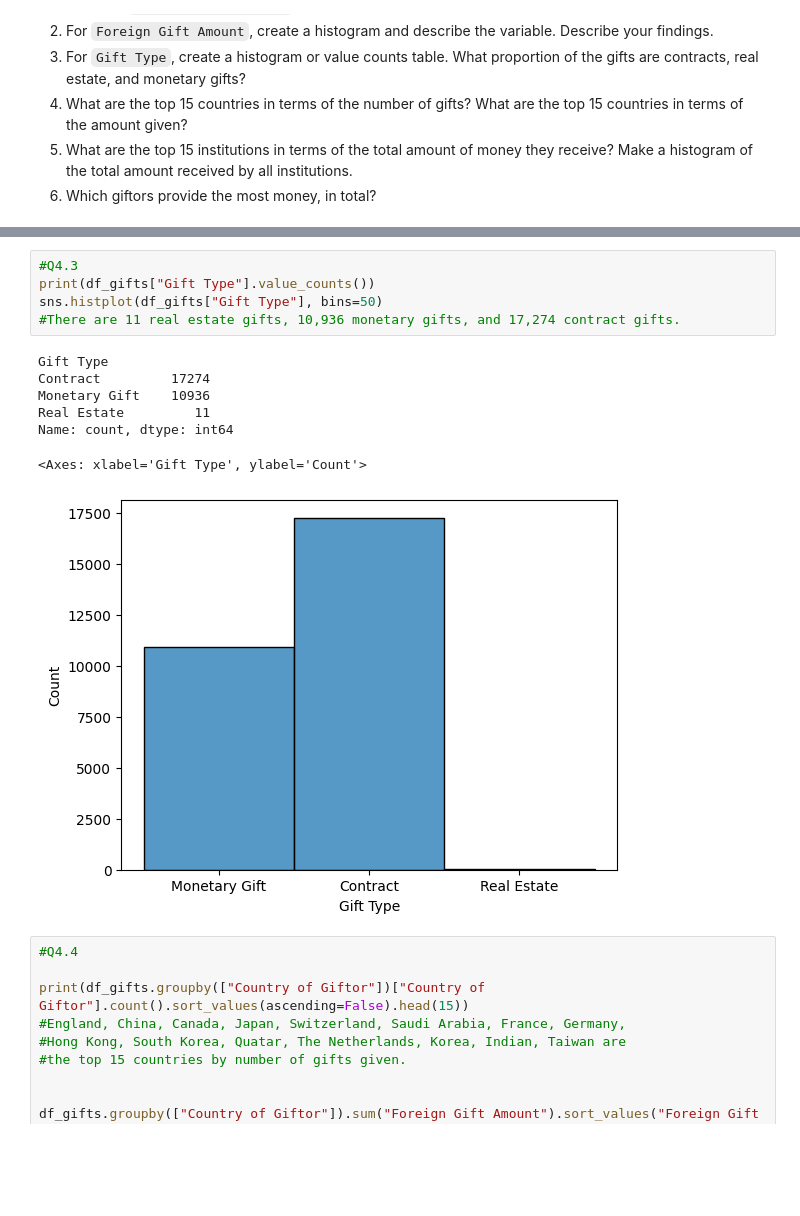
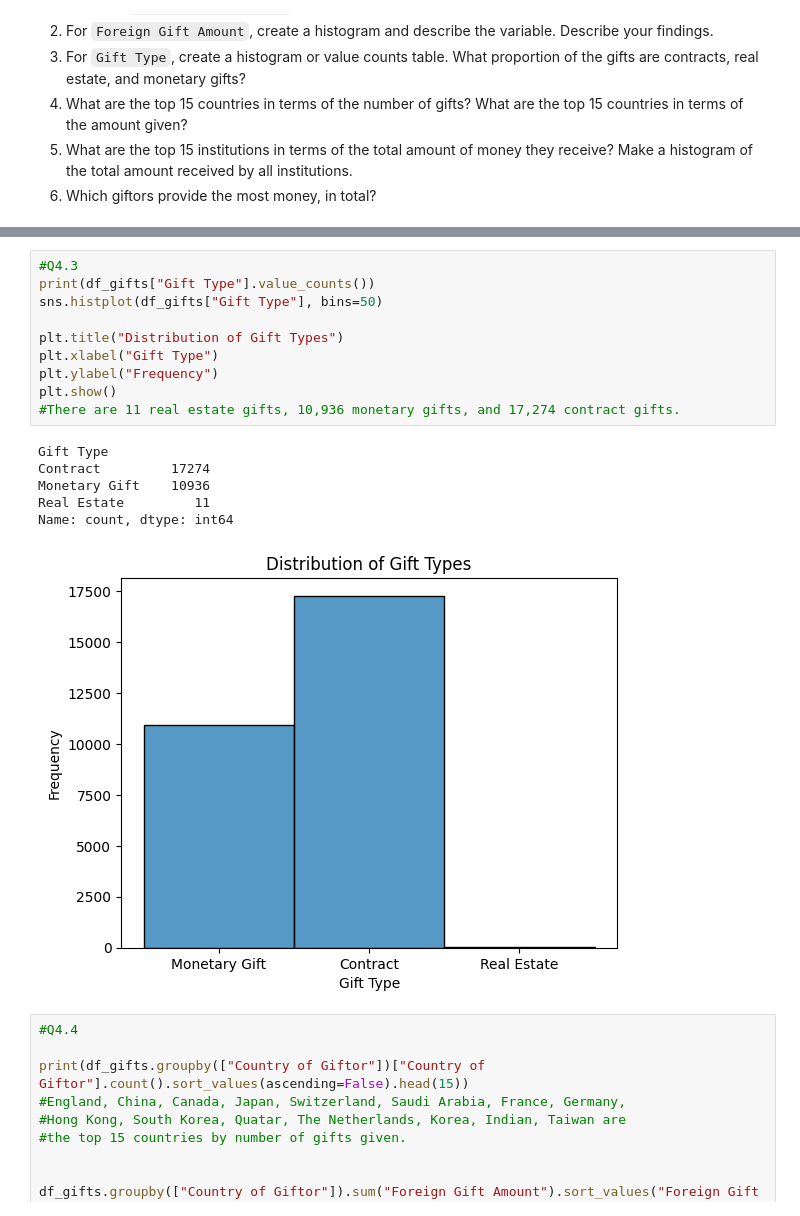
Before and after one commit to swt2vv/undergrad_ml_assignments, a Jupyter notebook: 01_assignment_wrangling_and_eda.ipynb, the cells around one changed output, grey strips where cells are left out. Cells and saved outputs as stored; diff of their text form; blank space fills up the shorter version.

```diff
--- a/01_assignment_wrangling_and_eda.ipynb
+++ b/01_assignment_wrangling_and_eda.ipynb
@@ -474,16 +487,20 @@ Name: count, Length: 16271, dtype: int64
 # %%
 #Q4.3
 print(df_gifts["Gift Type"].value_counts())
 sns.histplot(df_gifts["Gift Type"], bins=50)
+
+plt.title("Distribution of Gift Types")
+plt.xlabel("Gift Type")
+plt.ylabel("Frequency")
+plt.show()
 #There are 11 real estate gifts, 10,936 monetary gifts, and 17,274 contract gifts.
 # %% [output]
 Gift Type
 Contract         17274
 Monetary Gift    10936
 Real Estate         11
 Name: count, dtype: int64
-<Axes: xlabel='Gift Type', ylabel='Count'>
-[figure, old version]
+[figure, new version]
 # %%
 #Q4.4
 
```
Also changed, not shown: parts of 13 cells of this notebook, 1 other file.
